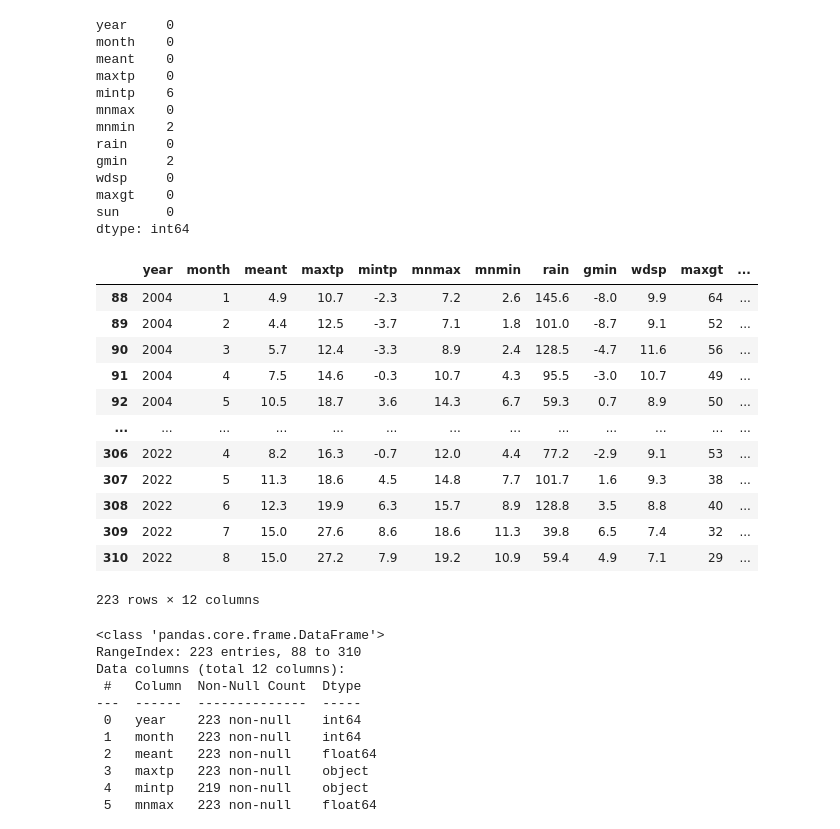
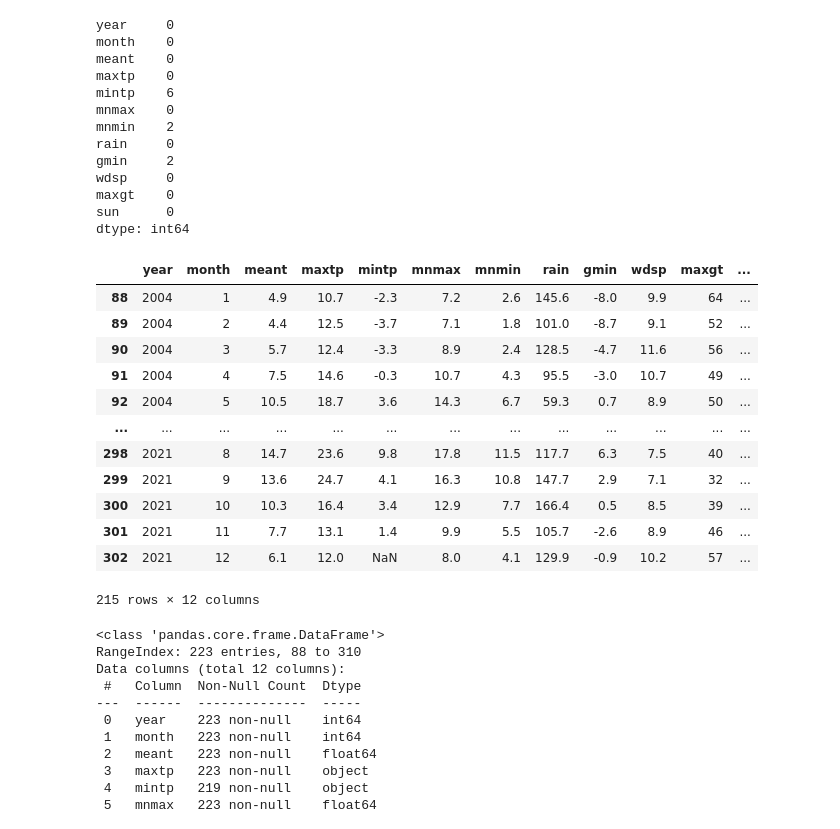
Before and after one commit to AidanR8/UCDPA_aidanreilly, a Jupyter notebook: Importing Data and Cleaning - Mayo.ipynb, the cells around one changed output. Cells and saved outputs as stored; diff of their text form; code cells hidden in the pictures.

```diff
--- a/Importing Data and Cleaning - Mayo.ipynb
+++ b/Importing Data and Cleaning - Mayo.ipynb
@@ -74,22 +74,22 @@ maxgt    0
 sun      0
 dtype: int64
 # %%
-MayoMonthly = MayoMonthlydf.loc[88:310]
+MayoMonthly = MayoMonthlydf.loc[88:302]
 MayoMonthly
 # %% [output]
 |  | year | month | meant | maxtp | mintp | mnmax | mnmin | rain | gmin | wdsp | maxgt | ... |
 | 88 | 2004 | 1 | 4.9 | 10.7 | -2.3 | 7.2 | 2.6 | 145.6 | -8.0 | 9.9 | 64 | ... |
 | 89 | 2004 | 2 | 4.4 | 12.5 | -3.7 | 7.1 | 1.8 | 101.0 | -8.7 | 9.1 | 52 | ... |
 | 90 | 2004 | 3 | 5.7 | 12.4 | -3.3 | 8.9 | 2.4 | 128.5 | -4.7 | 11.6 | 56 | ... |
 | 91 | 2004 | 4 | 7.5 | 14.6 | -0.3 | 10.7 | 4.3 | 95.5 | -3.0 | 10.7 | 49 | ... |
 | 92 | 2004 | 5 | 10.5 | 18.7 | 3.6 | 14.3 | 6.7 | 59.3 | 0.7 | 8.9 | 50 | ... |
 | ... | ... | ... | ... | ... | ... | ... | ... | ... | ... | ... | ... | ... |
-| 306 | 2022 | 4 | 8.2 | 16.3 | -0.7 | 12.0 | 4.4 | 77.2 | -2.9 | 9.1 | 53 | ... |
-| 307 | 2022 | 5 | 11.3 | 18.6 | 4.5 | 14.8 | 7.7 | 101.7 | 1.6 | 9.3 | 38 | ... |
-| 308 | 2022 | 6 | 12.3 | 19.9 | 6.3 | 15.7 | 8.9 | 128.8 | 3.5 | 8.8 | 40 | ... |
-| 309 | 2022 | 7 | 15.0 | 27.6 | 8.6 | 18.6 | 11.3 | 39.8 | 6.5 | 7.4 | 32 | ... |
-| 310 | 2022 | 8 | 15.0 | 27.2 | 7.9 | 19.2 | 10.9 | 59.4 | 4.9 | 7.1 | 29 | ... |
+| 298 | 2021 | 8 | 14.7 | 23.6 | 9.8 | 17.8 | 11.5 | 117.7 | 6.3 | 7.5 | 40 | ... |
+| 299 | 2021 | 9 | 13.6 | 24.7 | 4.1 | 16.3 | 10.8 | 147.7 | 2.9 | 7.1 | 32 | ... |
+| 300 | 2021 | 10 | 10.3 | 16.4 | 3.4 | 12.9 | 7.7 | 166.4 | 0.5 | 8.5 | 39 | ... |
+| 301 | 2021 | 11 | 7.7 | 13.1 | 1.4 | 9.9 | 5.5 | 105.7 | -2.6 | 8.9 | 46 | ... |
+| 302 | 2021 | 12 | 6.1 | 12.0 | NaN | 8.0 | 4.1 | 129.9 | -0.9 | 10.2 | 57 | ... |
-223 rows × 12 columns
+215 rows × 12 columns
 # %%
 MayoMonthly.info()
 # %% [output]
```
Also changed, not shown: parts of 3 cells of this notebook, 1 other file.
